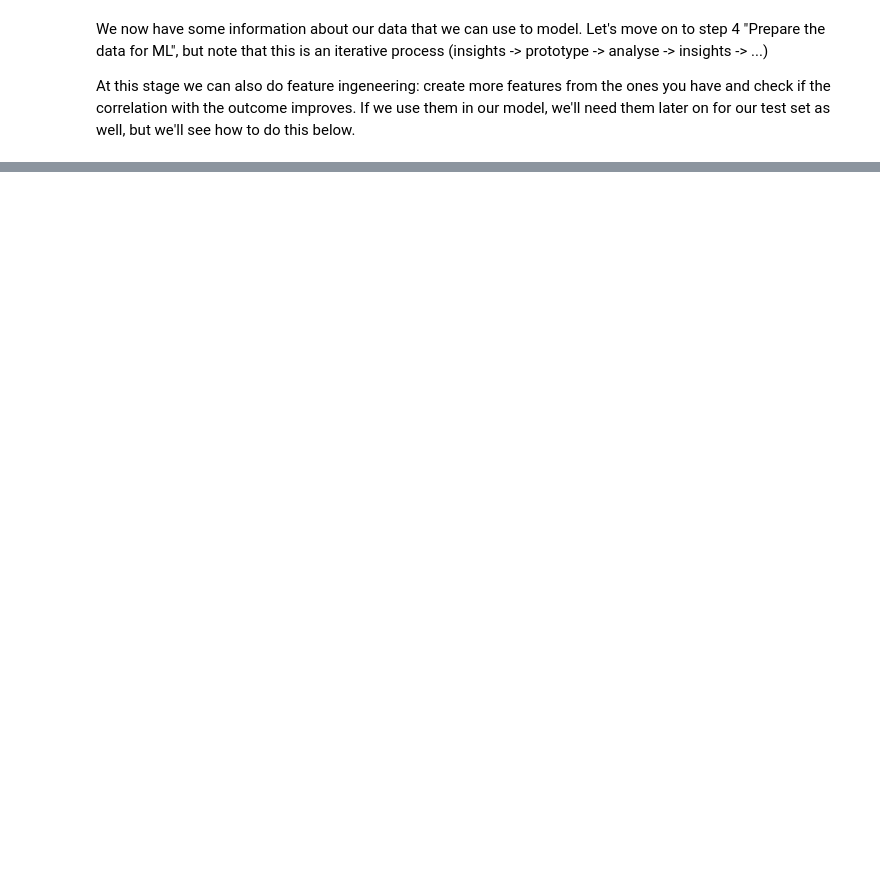
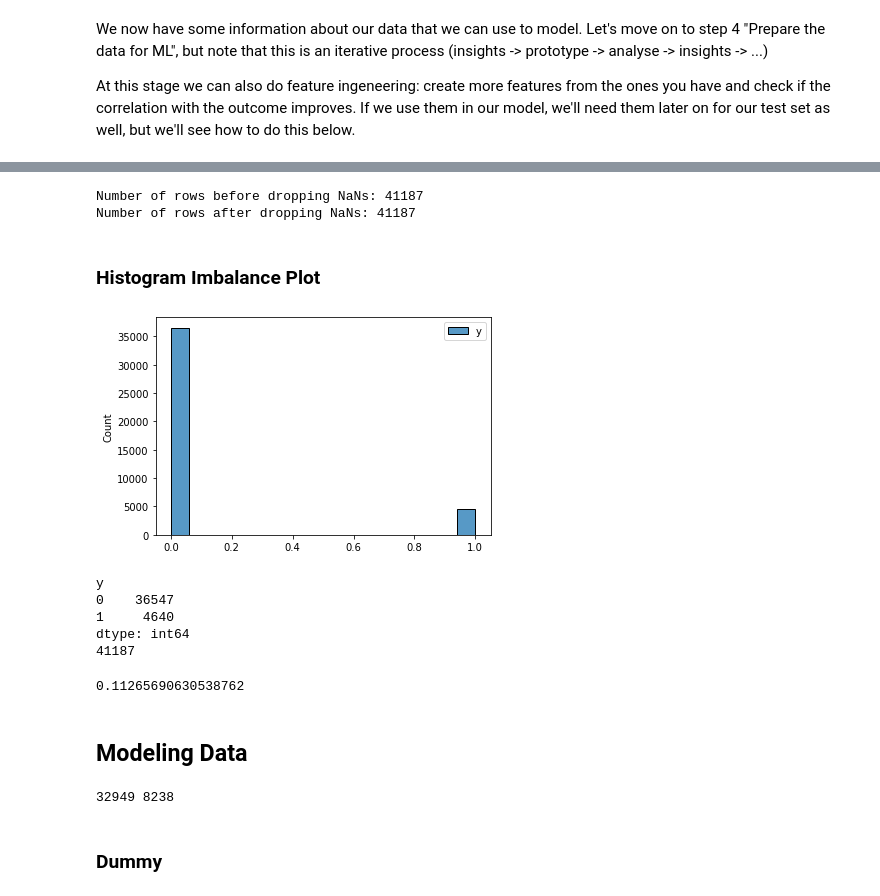
Before and after one commit to PauMarquez99/DataScience-CE888, a Jupyter notebook: lab3/bank_classification.ipynb, the cells around one changed output, grey strips where cells are left out. Saved outputs shown, nothing was run; the diff lists cells and outputs as text; code cells hidden in the pictures; blank space fills up the shorter version.

```diff
--- a/lab3/bank_classification.ipynb
+++ b/lab3/bank_classification.ipynb
@@ -115,3 +182,0 @@ print(len(train_set), len(test_set))
-# %%
-# Let's make a copy of the training set to ensure we don't mess things up
-df = train_set.copy()
@@ -181,13 +186,0 @@ First, let's revert to a new clean training set, and separate features from labe
-# %%
-df = train_set.copy()
-# Most algorithms cannot work with missing values. Three main ways to deal with them:
-# 1. Drop rows
-# 2. Drop features with NaNs
-# 3. Fill missing values
-# As we have very few missing values, let's drop the rows
-print("Number of rows before dropping NaNs: %d" % len(df))
-df = df.dropna()
-print("Number of rows after dropping NaNs: %d" % len(df))
-# Separate features from outcomes
-y_df = df['like'].copy()
-X_df = df[features].copy()
@@ -487,0 +198,6 @@ A good classifier would have high values (i.e., dark blue) on the main diagonal,
+# %%
+y_df = df.iloc[:,-1:].copy()
+y_df = y_df.apply(LabelEncoder().fit_transform)
+
+X_df = df.iloc[:,:-1].copy()
+X_df
@@ -487,0 +256,44 @@ A good classifier would have high values (i.e., dark blue) on the main diagonal,
+# %%
+# Most algorithms cannot work with missing values. Three main ways to deal with them:
+# 1. Drop rows
+# 2. Drop features with NaNs
+# 3. Fill missing values
+# As we have very few missing values, let's drop the rows
+print("Number of rows before dropping NaNs: %d" % len(X_df))
+X_df = X_df.dropna()
+print("Number of rows after dropping NaNs: %d" % len(X_df))
+
+# Separate features from outcomes
+# %% [output]
+Number of rows before dropping NaNs: 41187
+Number of rows after dropping NaNs: 41187
+# %% [markdown]
+### Histogram Imbalance Plot
+# %%
+_ = sns.histplot(y_df, kde=False)
+# %% [output]
+[figure, added]
+# %%
+print(y_df.value_counts())
+print(X_df.shape[0])
+# %% [output]
+y
+0    36547
+1     4640
+dtype: int64
+41187
+# %%
+print(4640/41187)
+# %% [output]
+0.11265690630538762
+# %% [markdown]
+## Modeling Data
+# %%
+# Create separate training and test sets. we'll use the training set for steps 3--6
+X_train, X_test, y_train, y_test = train_test_split(X_df, y_df, test_size=0.2, random_state=50)
+# by setting a random_state above, we make sure anytime we run this line we end up with the same train and test sets
+print(len(X_train), len(X_test))
+# %% [output]
+32949 8238
+# %% [markdown]
+### Dummy
```
Also changed, not shown: parts of 67 cells of this notebook, 3 other files.
